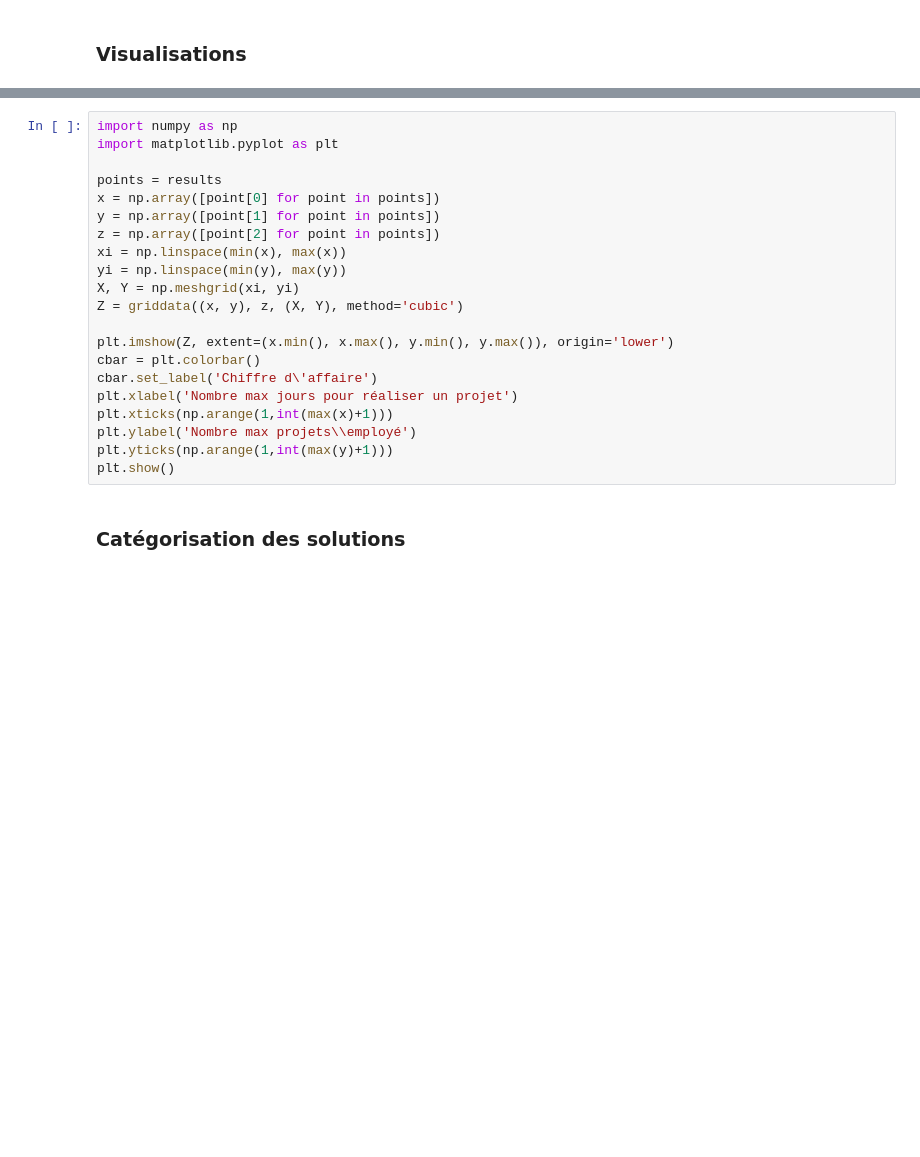
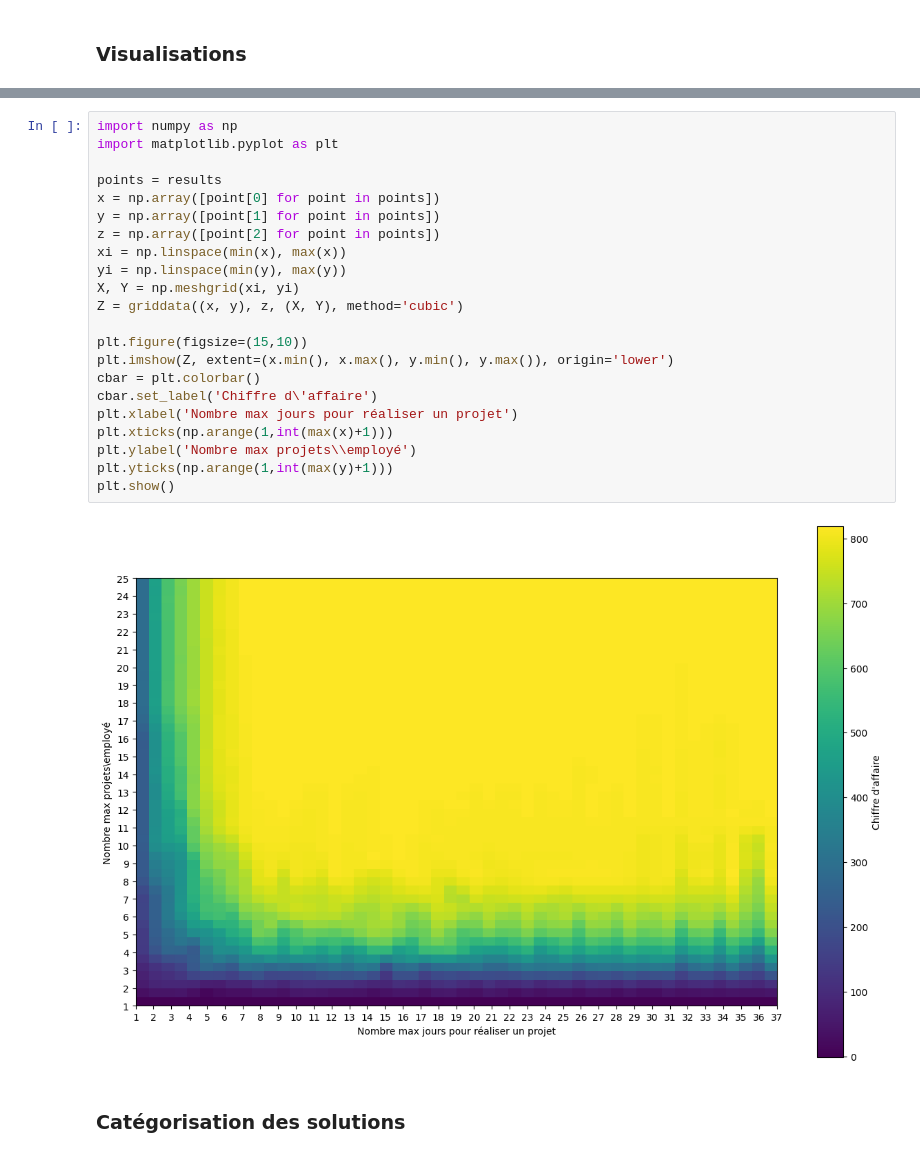
Before and after one commit to YoanGab/sdp, a Jupyter notebook: discrimination.ipynb, the cells around one changed output, grey strips where cells are left out. Drawn from its saved outputs; the diff is of its cells as text; blank space fills up the shorter version.

```diff
--- a/discrimination.ipynb
+++ b/discrimination.ipynb
@@ -408,24 +418,27 @@ plt.show()
 # %%
 import numpy as np
 import matplotlib.pyplot as plt
 
 points = results
 x = np.array([point[0] for point in points])
 y = np.array([point[1] for point in points])
 z = np.array([point[2] for point in points])
 xi = np.linspace(min(x), max(x))
 yi = np.linspace(min(y), max(y))
 X, Y = np.meshgrid(xi, yi)
 Z = griddata((x, y), z, (X, Y), method='cubic')
 
+plt.figure(figsize=(15,10))
 plt.imshow(Z, extent=(x.min(), x.max(), y.min(), y.max()), origin='lower')
 cbar = plt.colorbar()
 cbar.set_label('Chiffre d\'affaire')
 plt.xlabel('Nombre max jours pour réaliser un projet')
 plt.xticks(np.arange(1,int(max(x)+1)))
 plt.ylabel('Nombre max projets\\employé')
 plt.yticks(np.arange(1,int(max(y)+1)))
 plt.show()
+# %% [output]
+[figure, added]
 # %% [markdown]
 ### Catégorisation des solutions
 # %%
```
Also changed, not shown: parts of 4 cells of this notebook.
